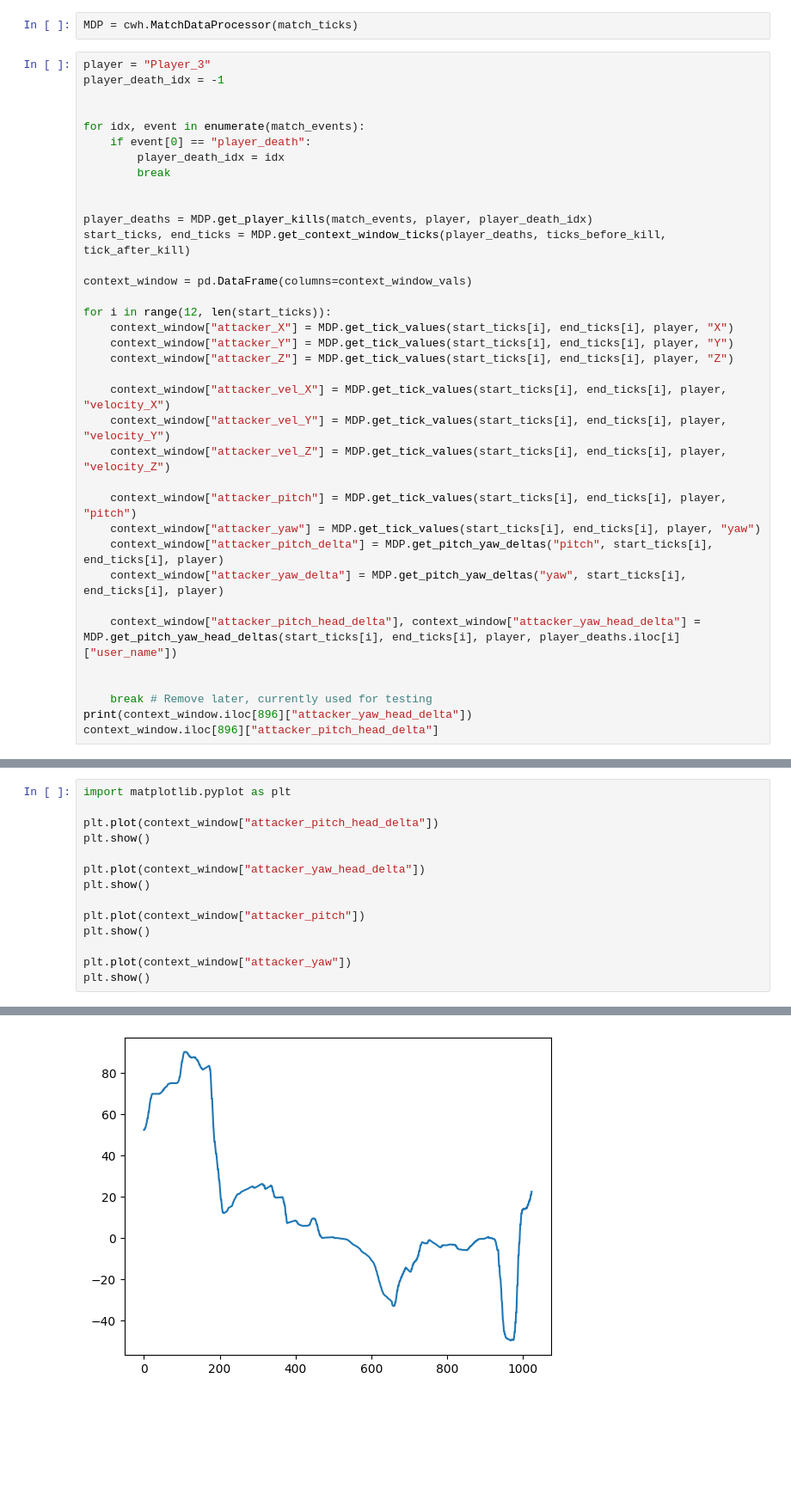
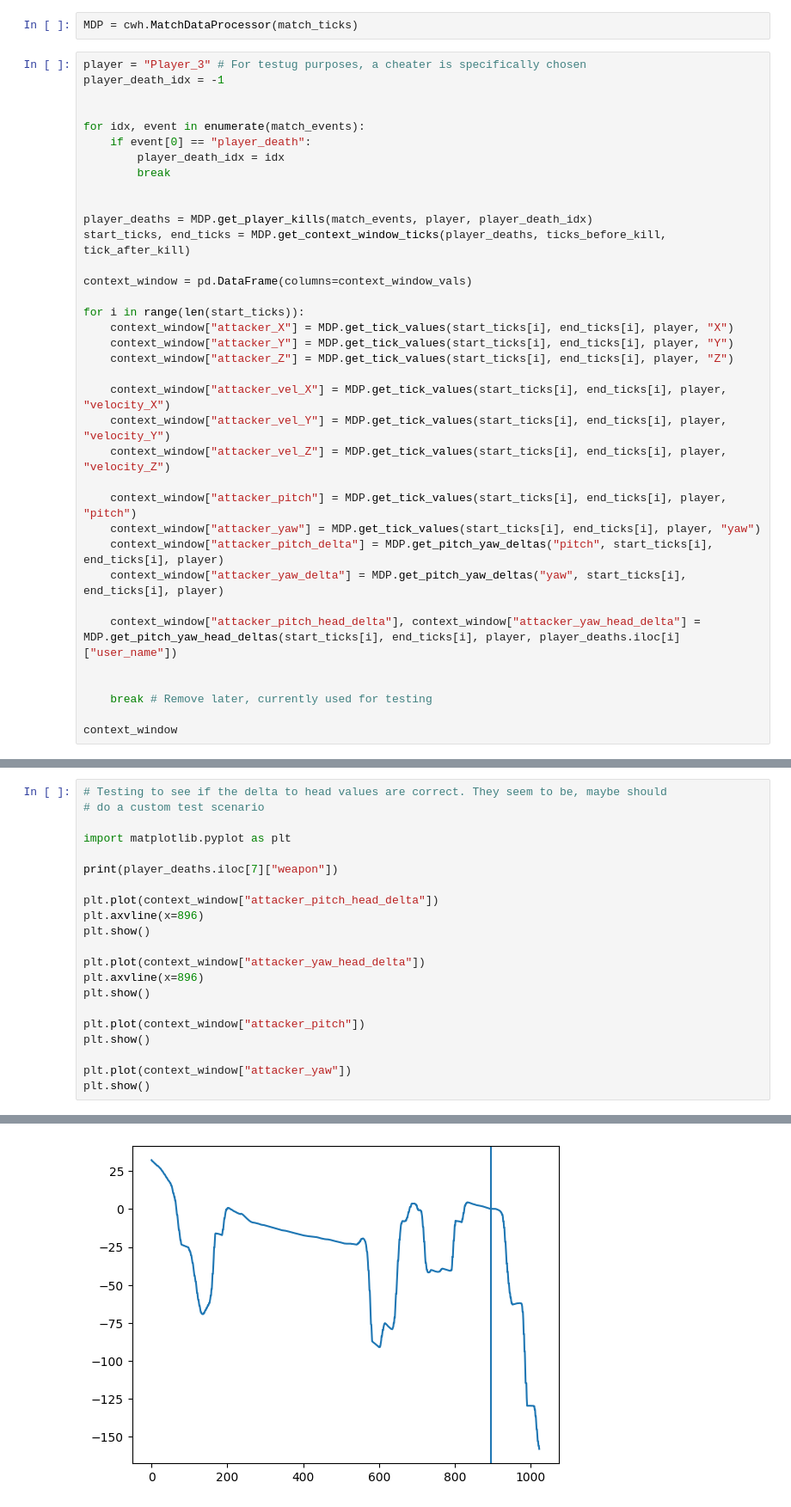
Before and after one commit to Pinkvinus/CS2_cheat_detection, a Jupyter notebook: Data_Conversion_Pipeline/pipeline_dev.ipynb, the cells around one changed output, grey strips where cells are left out. Shown at 86% size. Saved outputs shown, nothing was run; the diff lists cells and outputs as text; blank space fills up the shorter version.

Commit message:
progress on pitch yaw head delta

```diff
--- a/Data_Conversion_Pipeline/pipeline_dev.ipynb
+++ b/Data_Conversion_Pipeline/pipeline_dev.ipynb
@@ -74,7 +59,7 @@ print(match_ticks["yaw"].max())
 # %%
 MDP = cwh.MatchDataProcessor(match_ticks)
 # %%
-player = "Player_3"
+player = "Player_3" # For testug purposes, a cheater is specifically chosen
 player_death_idx = -1
 
 
@@ -89,7 +74,7 @@ start_ticks, end_ticks = MDP.get_context_window_ticks(player_deaths, ticks_befor
 
 context_window = pd.DataFrame(columns=context_window_vals)
 
-for i in range(12, len(start_ticks)):
+for i in range(len(start_ticks)):
     context_window["attacker_X"] = MDP.get_tick_values(start_ticks[i], end_ticks[i], player, "X")
     context_window["attacker_Y"] = MDP.get_tick_values(start_ticks[i], end_ticks[i], player, "Y")
     context_window["attacker_Z"] = MDP.get_tick_values(start_ticks[i], end_ticks[i], player, "Z")
@@ -107,6 +92,6 @@ for i in range(12, len(start_ticks)):
 
 
     break # Remove later, currently used for testing
-print(context_window.iloc[896]["attacker_yaw_head_delta"])
-context_window.iloc[896]["attacker_pitch_head_delta"]
+
+context_window
 # %% [output]
@@ -135,10 +100,17 @@ Name: 54, dtype: object
 # %%
+# Testing to see if the delta to head values are correct. They seem to be, maybe should
+# do a custom test scenario
+
 import matplotlib.pyplot as plt
 
+print(player_deaths.iloc[7]["weapon"])
+
 plt.plot(context_window["attacker_pitch_head_delta"])
+plt.axvline(x=896)
 plt.show()
 
 plt.plot(context_window["attacker_yaw_head_delta"])
+plt.axvline(x=896)
 plt.show()
 
 plt.plot(context_window["attacker_pitch"])
@@ -151 +123 @@ plt.show()
-[figure, old version]
+[figure, new version]
```
Also changed, not shown: parts of 7 cells of this notebook, 1 other file.
